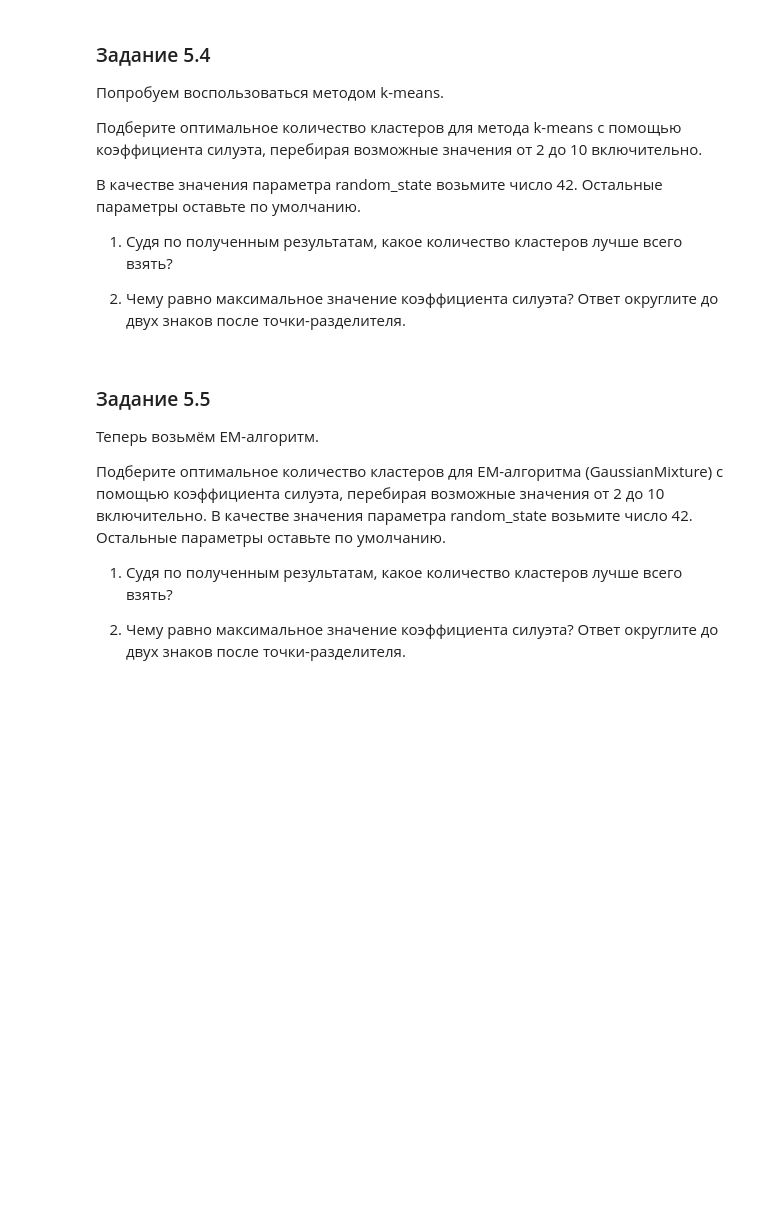
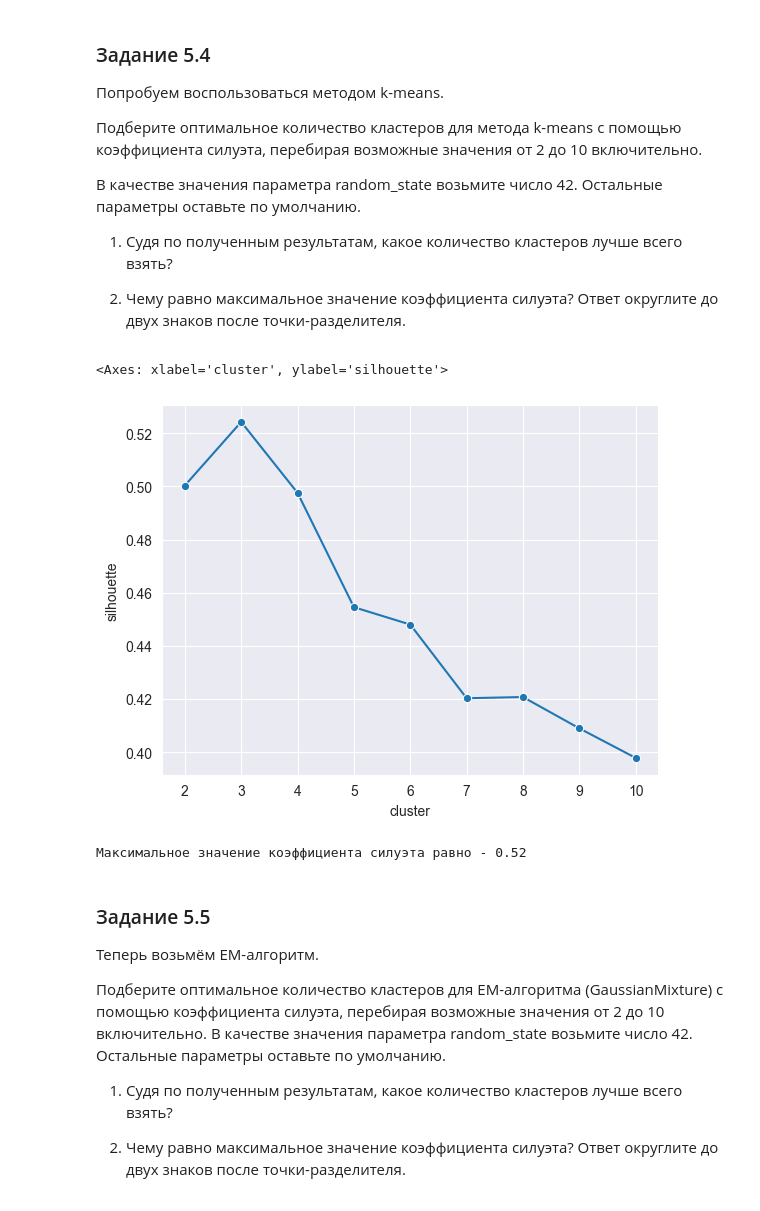
Before and after one commit to vavilove001-lab/sf_data_science, a Jupyter notebook: Projects/Project-6/notebooks/Project-6. Ноутбук-шаблон.ipynb, the cells around one changed output. Drawn from its saved outputs; the diff is of its cells as text; code cells hidden in the pictures; blank space fills up the shorter version.

```diff
--- a/Projects/Project-6/notebooks/Project-6. Ноутбук-шаблон.ipynb
+++ b/Projects/Project-6/notebooks/Project-6. Ноутбук-шаблон.ipynb
@@ -874,6 +981,43 @@ sns.scatterplot(data=rfm_table_processed, x='axis-1', y='axis-2');
 1) Судя по полученным результатам, какое количество кластеров лучше всего взять?
 
 2) Чему равно максимальное значение коэффициента силуэта? Ответ округлите до двух знаков после точки-разделителя.
+# %%
+from sklearn.cluster import KMeans
+# импортируем метрику силуэта
+from sklearn.metrics import silhouette_score
+import seaborn as sns
+# Функция для подсчета метода силуэта
+def get_silhouette(cluster_num, X):
+    k_means =  KMeans(n_clusters=cluster_num, random_state=42)
+    k_means.fit(X)
+# подсчитаем метрику силуэта, передав данные и то, к каким кластерам относятся объекты
+    silhouette = silhouette_score(X, k_means.predict(X))
+    return silhouette
+
+# создадим пустой словарь, ключами будут инерция и количество кластеров
+silhouette_res = {"silhouette": [], "cluster": []}
+
+# выберем нужные данные
+X = X_df
+
+for cluster_num in range(2, 11):
+    silhouette_res["silhouette"].append(get_silhouette(cluster_num, X))
+    silhouette_res["cluster"].append(cluster_num)
+
+# сохраним в датафрейм значение силуэта и количество кластеров
+silhouette_df = pd.DataFrame(silhouette_res)
+
+# установим стиль для визуализиции
+sns.set_style("darkgrid")
+# визуализируем
+sns.lineplot(data=silhouette_df, x="cluster", y="silhouette", marker= "o")
+# %% [output]
+<Axes: xlabel='cluster', ylabel='silhouette'>
+[figure, added]
+# %%
+print(f"Максимальное значение коэффициента силуэта равно - {round(silhouette_df['silhouette'].max(),2)}")
+# %% [output]
+Максимальное значение коэффициента силуэта равно - 0.52
 # %% [markdown]
 ### Задание 5.5
 Теперь возьмём EM-алгоритм.
```
Also changed, not shown: parts of 18 cells of this notebook, 1 other file.
